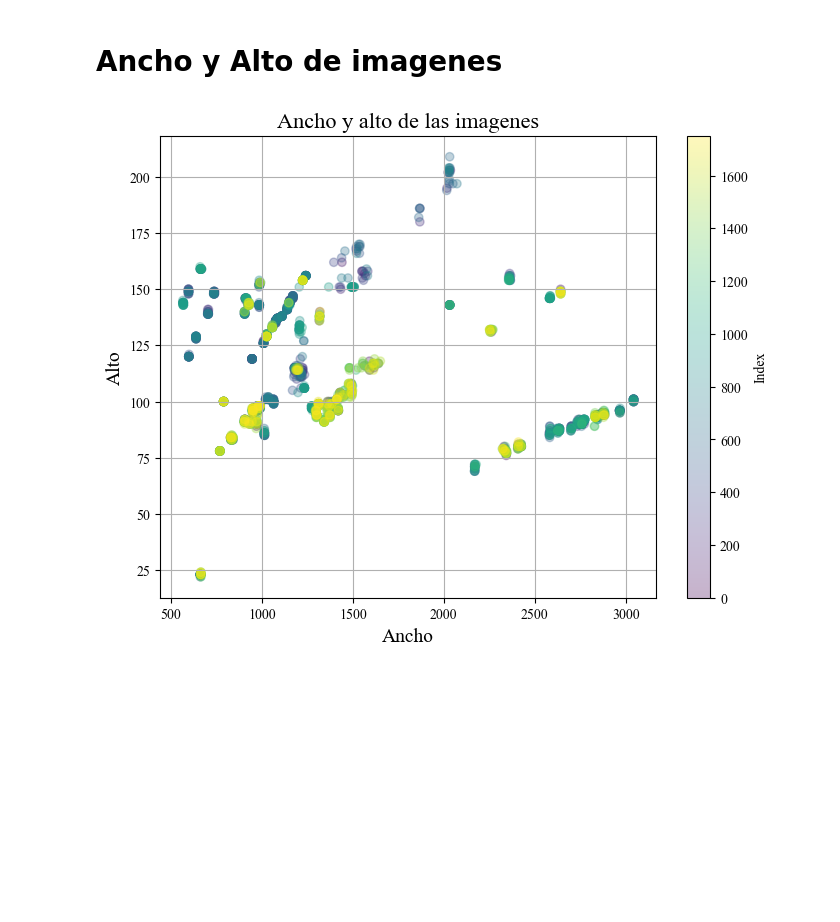
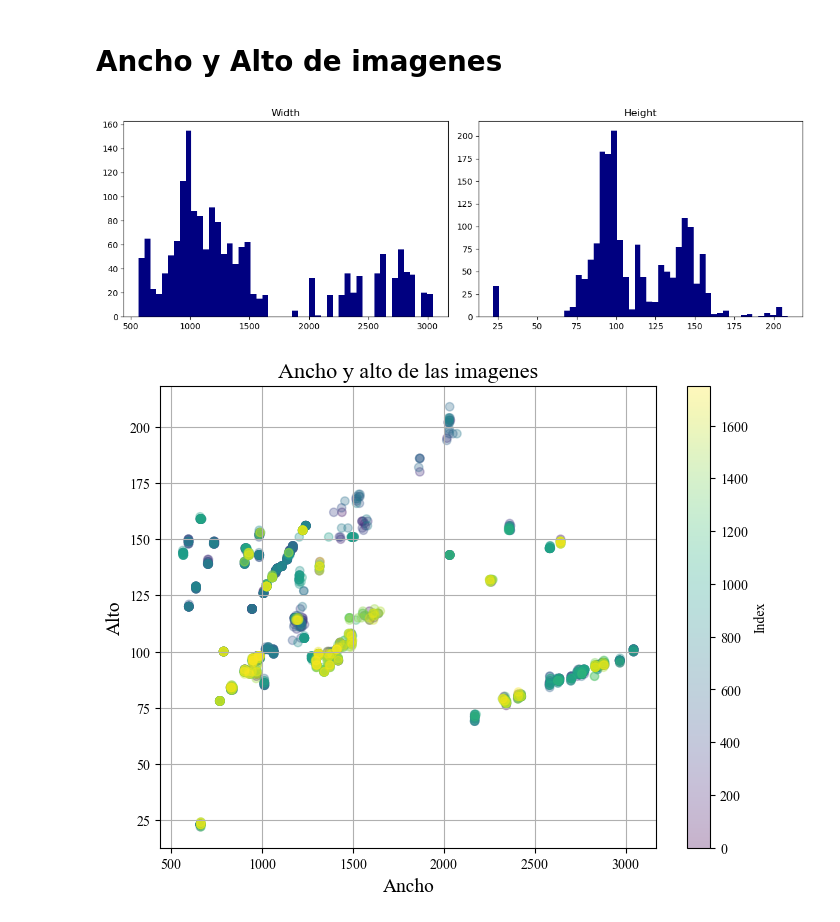
Before and after one commit to azulamakk/PF-vacasVaqueras, a Jupyter notebook: 01.0-am-EDA.ipynb, the cells around one changed output. Saved outputs shown, nothing was run; the diff lists cells and outputs as text; code cells hidden in the pictures; blank space fills up the shorter version.

```diff
--- a/01.0-am-EDA.ipynb
+++ b/01.0-am-EDA.ipynb
@@ -78,5 +78,18 @@ if __name__ == "__main__":
 # %% [markdown]
 # Ancho y Alto de imagenes
+# %%
+# plot histogram of width and height
+plt.figure(figsize=(12, 4))
+plt.subplot(1, 2, 1)
+plt.hist(width_list, bins=50, color='navy')
+plt.title('Width')
+plt.subplot(1, 2, 2)
+plt.hist(height_list, bins=50, color='navy')
+plt.title('Height')
+plt.tight_layout()
+plt.show()
+# %% [output]
+[figure, added]
 # %%
 matplotlib.rcParams['font.family'] = 'Times New Roman'
 colors = range(len(width_list))
```
Also changed, not shown: parts of 14 cells of this notebook, 1 other file.
